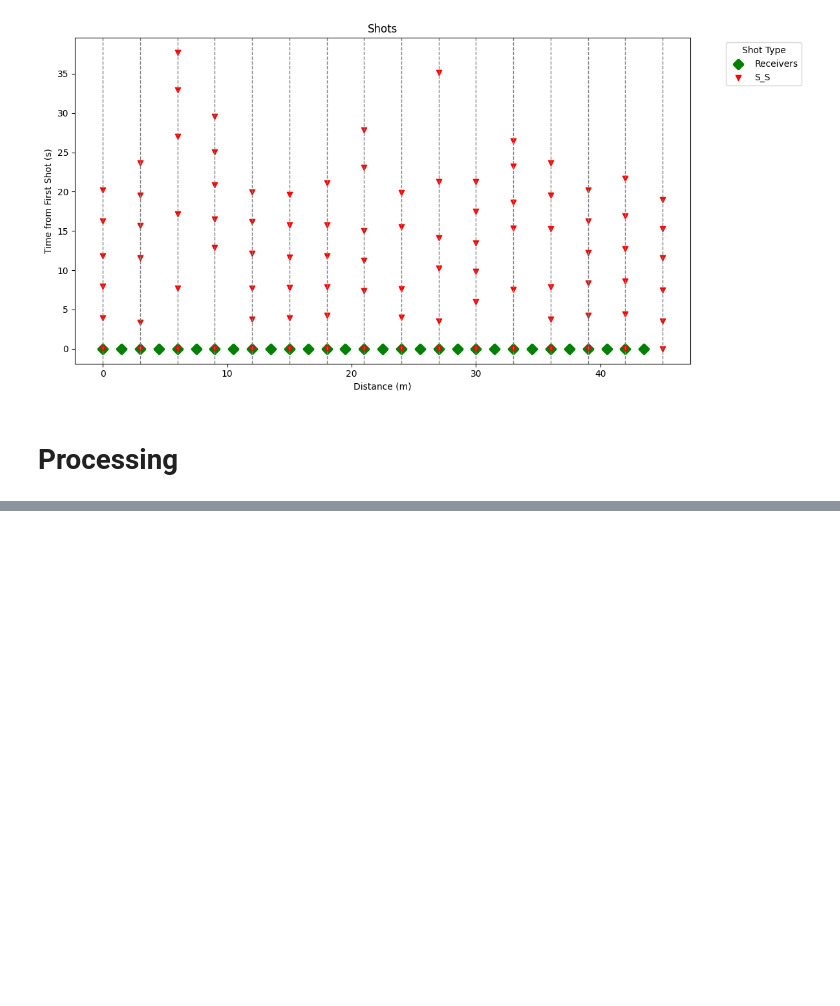
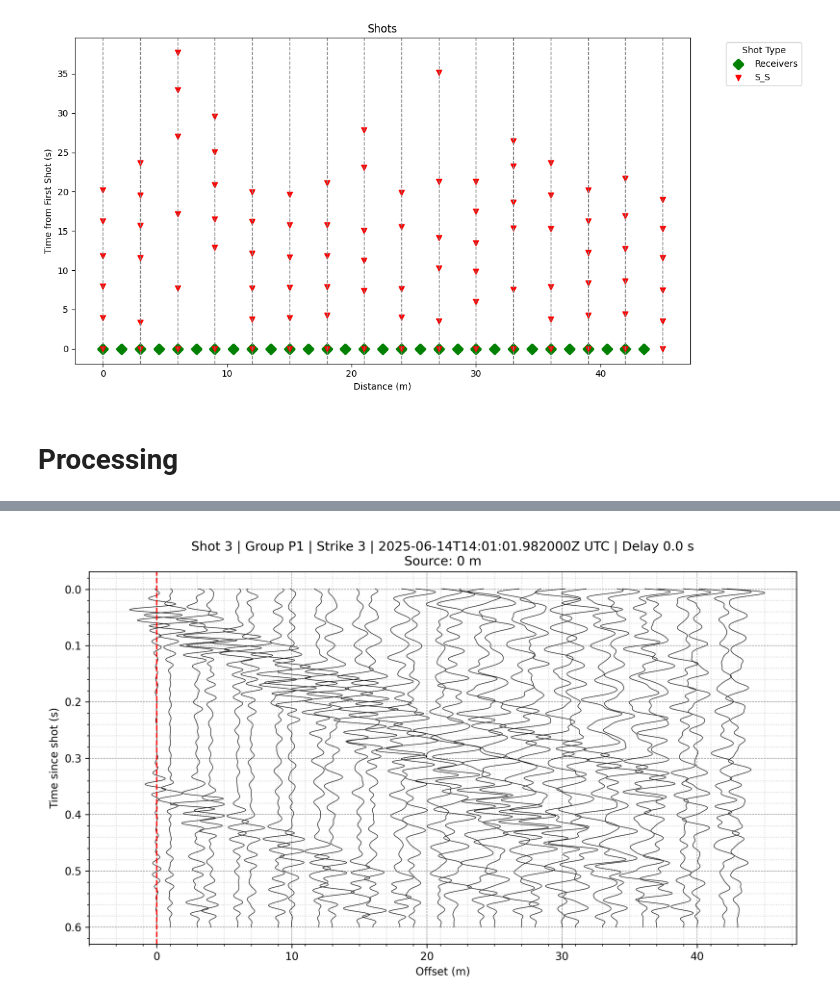
Before and after one commit to ecastillot/FieldCampII_2025, a Jupyter notebook: examples/seismic/seismic_processing_colab.ipynb, the cells around one changed output, grey strips where cells are left out. Saved outputs shown, nothing was run; the diff lists cells and outputs as text; code cells hidden in the pictures; blank space fills up the shorter version.

```diff
--- a/examples/seismic/seismic_processing_colab.ipynb
+++ b/examples/seismic/seismic_processing_colab.ipynb
@@ -292,8 +305,10 @@ Processing shot 96/96: P16 - 6 | Shot time: 2025-06-14T14:32:27.169000Z
 # %%
 from IPython.display import Image, display
 
-fname = "P11_strike_2"
+fname = "P1_strike_3"
 
 # Display the image
-path = os.path.join(out_folder,"procesing",f"{fname}.png")
-display(Image(filename='path_to_your_image.png'))
+path = os.path.join(out_folder,"processing",f"{fname}.png")
+display(Image(filename=path))
+# %% [output]
+[figure, added]
```
Also changed, not shown: parts of 6 cells of this notebook.
